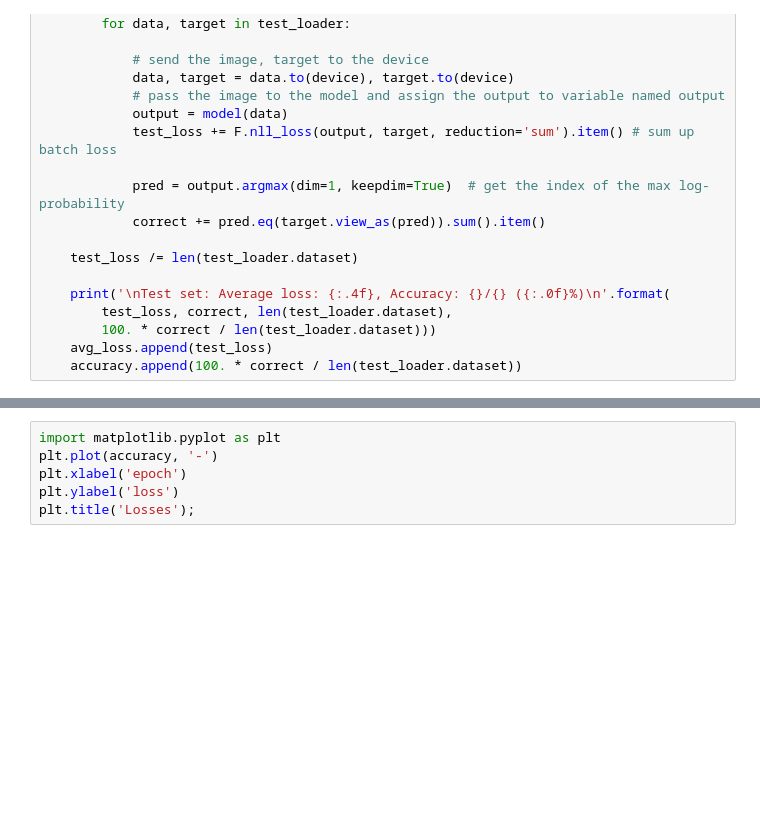
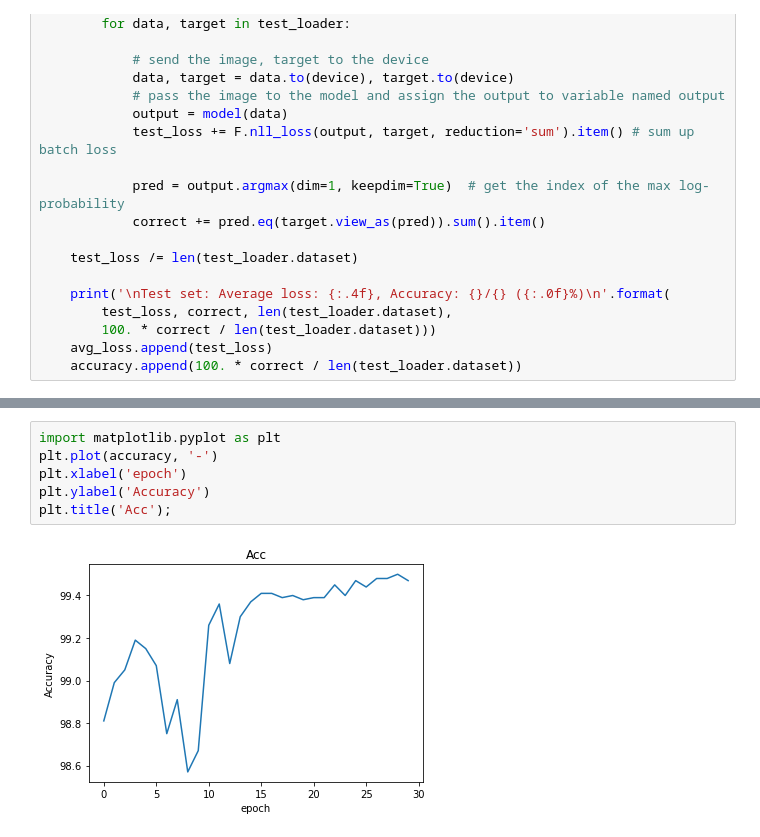
Before and after one commit to Jimut123/rkmveri-labs, a Jupyter notebook: AdvancedML/EXPER/MNIST_TEST.ipynb, the cells around one changed output, grey strips where cells are left out. Saved outputs shown, nothing was run; the diff lists cells and outputs as text; blank space fills up the shorter version.

```diff
--- a/AdvancedML/EXPER/MNIST_TEST.ipynb
+++ b/AdvancedML/EXPER/MNIST_TEST.ipynb
@@ -347,6 +361,8 @@ plt.title('Losses');
 # %%
 import matplotlib.pyplot as plt
 plt.plot(accuracy, '-')
 plt.xlabel('epoch')
-plt.ylabel('loss')
-plt.title('Losses');
+plt.ylabel('Accuracy')
+plt.title('Acc');
+# %% [output]
+[figure, added]
```
Also changed, not shown: parts of 5 cells of this notebook, 8 other files.
